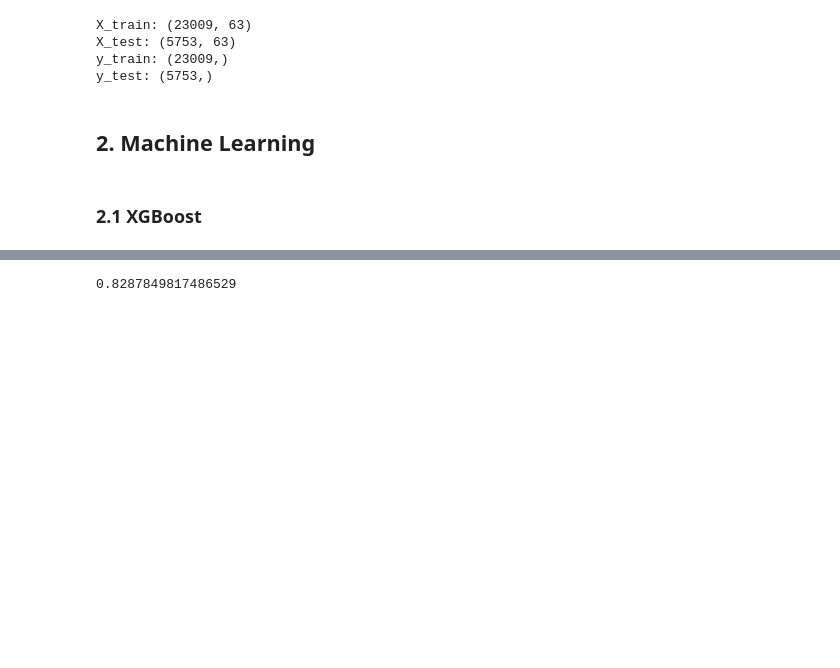
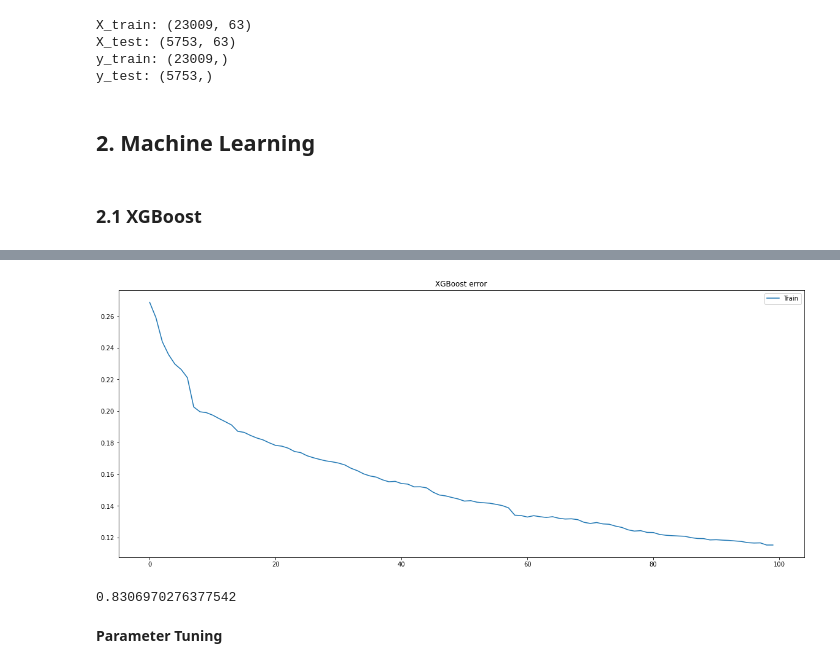
Before and after one commit to hengkaiz/ml-applied, a Jupyter notebook: ds-pred-job-change/predict_data_scientist_job_change.ipynb, the cells around one changed output, grey strips where cells are left out. Cells and saved outputs as stored; diff of their text form; code cells hidden in the pictures; blank space fills up the shorter version.

Commit message:
added tuned parameters for xgboost

```diff
--- a/ds-pred-job-change/predict_data_scientist_job_change.ipynb
+++ b/ds-pred-job-change/predict_data_scientist_job_change.ipynb
@@ -208,5 +208,8 @@ y_test = np.array(y_test)
 from xgboost import XGBClassifier
 from sklearn.metrics import accuracy_score
 # %%
+eval_set = [(X_train, y_train)]
+
 model = XGBClassifier(use_label_encoder=False)
-model.fit(X_train, y_train)
+
+history = model.fit(X_train, y_train, eval_metric="error", eval_set=eval_set, verbose=False)
@@ -224,2 +216,18 @@ XGBClassifier(base_score=0.5, booster='gbtree', colsample_bylevel=1,
+# %%
+train_eval = history.evals_result()["validation_0"]["error"]
+x_axis = range(0, len(train_eval))
+
+plt.figure(figsize=(20,8))
+plt.plot(x_axis, train_eval, label="Train")
+plt.legend()
+plt.title("XGBoost error")
+plt.show()
+# %% [output]
+[figure, added]
 # %%
 y_pred = model.predict(X_test)
+predictions = [round(value) for value in y_pred]
+accuracy = accuracy_score(y_test, predictions)
+print(accuracy)
+# %% [output]
+0.8306970276377542
@@ -228,5 +234,2 @@ predictions = [round(value) for value in y_pred]
-# %%
-accuracy = accuracy_score(y_test, predictions)
-print(accuracy)
-# %% [output]
-0.8287849817486529
+# %% [markdown]
+**Parameter Tuning**
```
Also changed, not shown: parts of 14 cells of this notebook.
